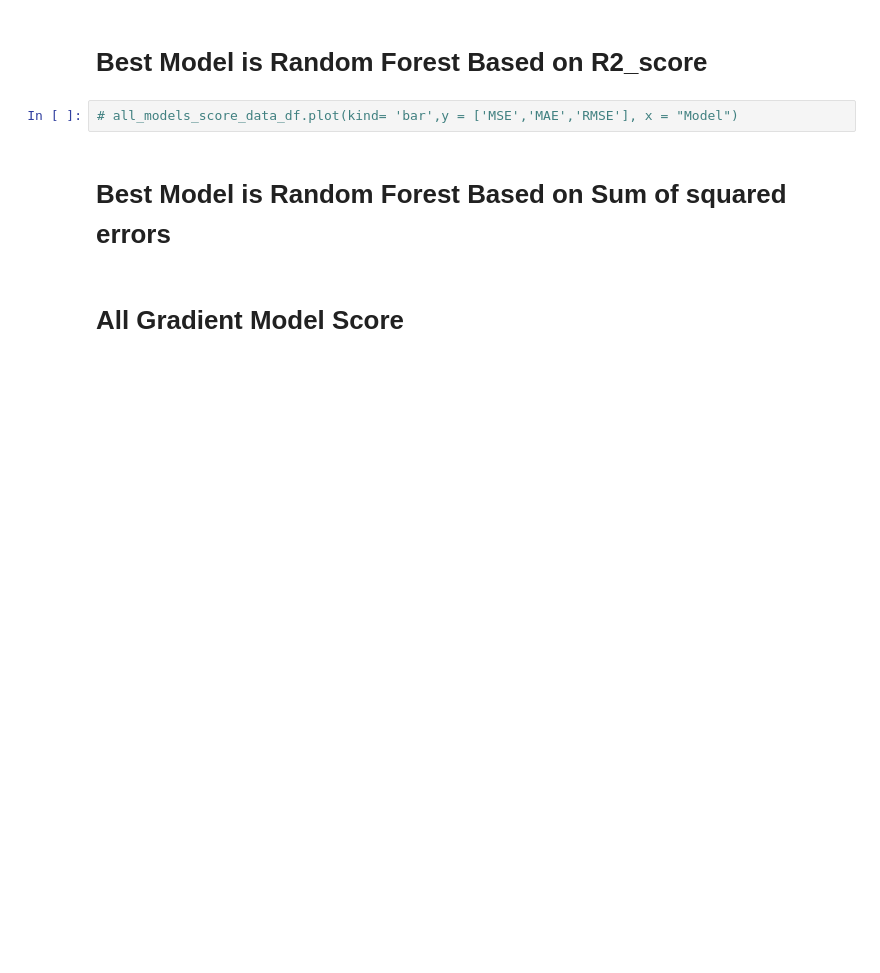
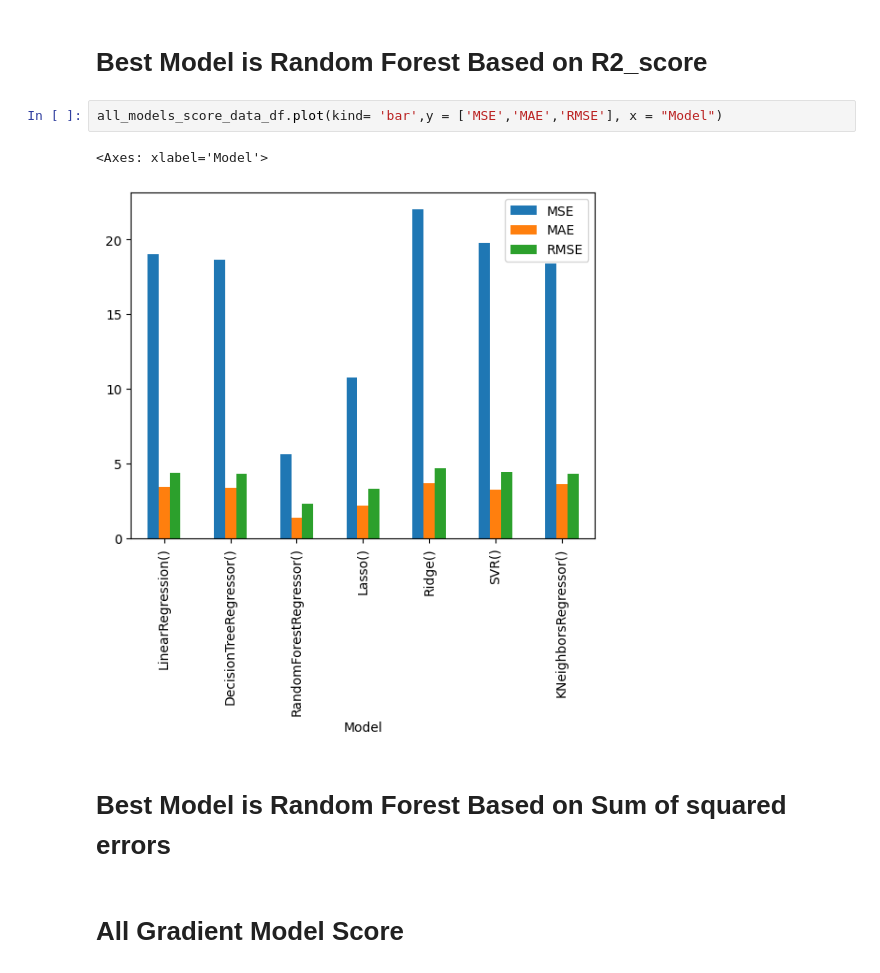
Before and after one commit to kaushalsingh0410/Taxi_data, a Jupyter notebook: Taxi_project.ipynb, the cells around one changed output. Drawn from its saved outputs; the diff is of its cells as text; blank space fills up the shorter version.

```diff
--- a/Taxi_project.ipynb
+++ b/Taxi_project.ipynb
@@ -496,7 +478,10 @@ X_train,X_test,y_train,y_test = train_test_split(X_scale,y,test_size = 0.2,rando
 # %% [markdown]
 # Best Model is Random Forest Based on R2_score
 # %%
-# all_models_score_data_df.plot(kind= 'bar',y = ['MSE','MAE','RMSE'], x = "Model")
+all_models_score_data_df.plot(kind= 'bar',y = ['MSE','MAE','RMSE'], x = "Model")
+# %% [output]
+<Axes: xlabel='Model'>
+[figure, added]
 # %% [markdown]
 # Best Model is Random Forest Based on Sum of squared errors
 # %% [markdown]
```
Also changed, not shown: parts of 56 cells of this notebook, 4 other files.
